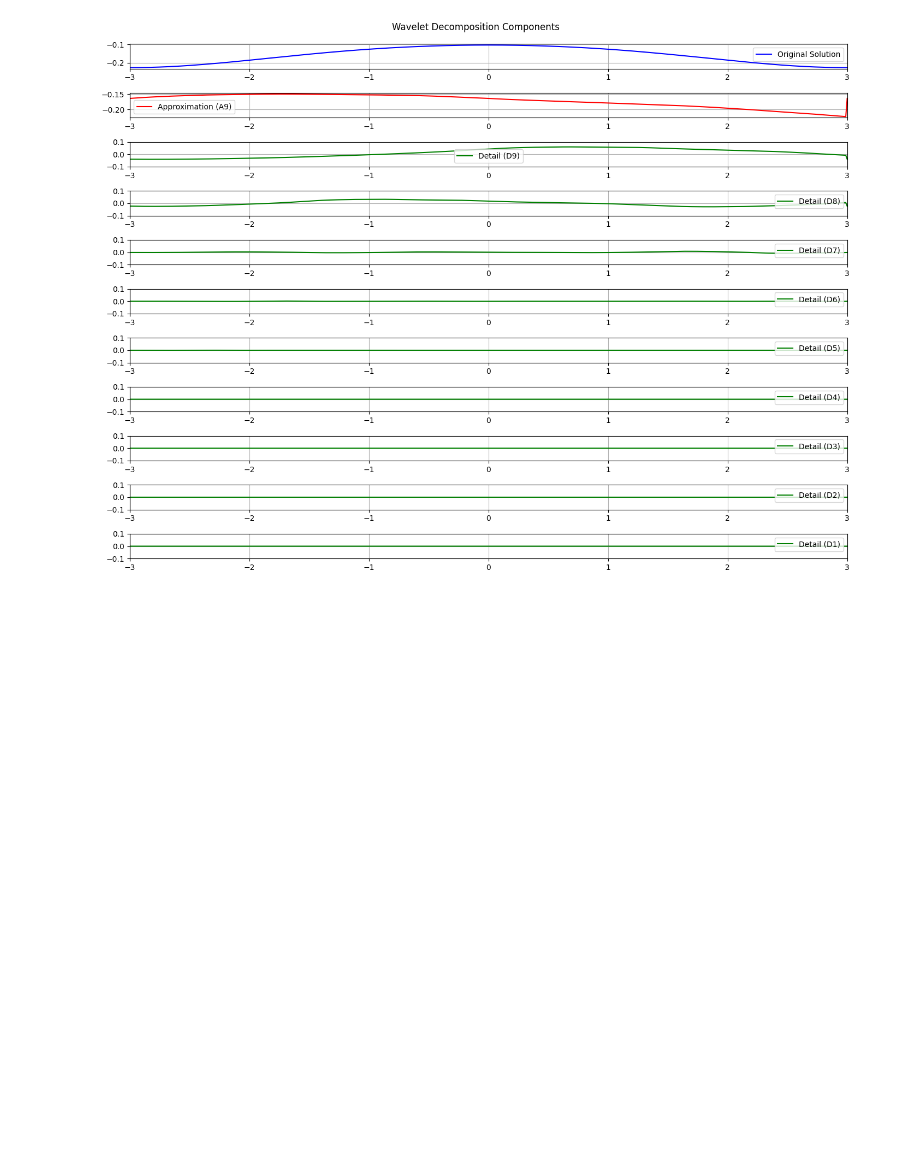
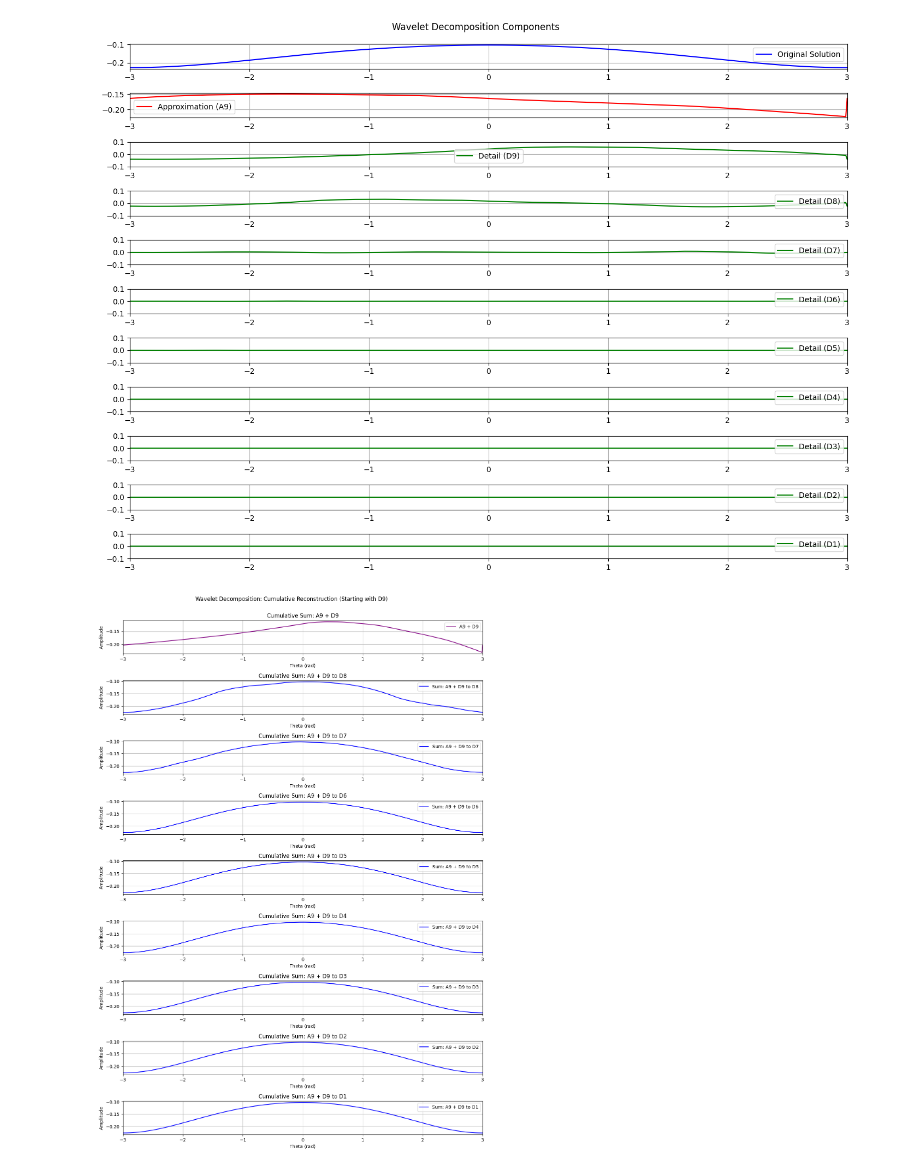
Before and after one commit to MohammadMahdiElyasi/Application-of-Wavelet-in-Elctromagnetic-Integral-Equation, a Jupyter notebook: Computation wavelet based.ipynb, the cells around one changed output. Drawn from its saved outputs; the diff is of its cells as text; code cells hidden in the pictures; blank space fills up the shorter version.

Commit message:
Add summation of coefficients and plot

```diff
--- a/Computation wavelet based.ipynb
+++ b/Computation wavelet based.ipynb
@@ -132,30 +132,72 @@ plt.subplot(level+2, 1, 1)
 plt.plot(theta_plot_shifted, ros_wavelet_plot, 'b', label='Original Solution')
 plt.xlim(-3, 3)
 plt.legend()
 plt.grid(True)
 
 # Approximation
 plt.subplot(level+2, 1, 2)
 A_plot = np.append(A, A[0])
 plt.plot(theta_plot_shifted, A_plot, 'r', label=f'Approximation (A{level})')
 plt.xlim(-3, 3)
 plt.legend()
 plt.grid(True)
 
 # Details
 for idx, D_i in enumerate(D_components):
     plt.subplot(level+2, 1, idx+3)
     D_plot = np.append(D_i, D_i[0])
     plt.plot(theta_plot_shifted, D_plot, 'g', label=f'Detail (D{level - idx})')
     plt.ylim(-0.1, 0.1)  # Existing y-limit for details
     plt.xlim(-3, 3)  # New x-limit
     plt.legend()
     plt.grid(True)
 
 plt.tight_layout()
 plt.suptitle('Wavelet Decomposition Components', y=1.02)
 plt.show()
+
+
+
+
+# Initialize cumulative sum starting with A9 + D9
+cumulative_sum = A + D_components[0]
+
+# Prepare subplots for cumulative plots
+plt.figure(figsize=(12, 18))
+num_details = len(D_components)  # Number of detail levels
+
+# Plot A9 + D9 as the first plot
+plt.subplot(num_details + 1, 1, 1)
+A9_D9_plot = np.append(cumulative_sum, cumulative_sum[0])  # Append for periodicity
+plt.plot(theta_plot_shifted, A9_D9_plot, label='A9 + D9', color='purple')
+plt.xlim(-3, 3)
+plt.title('Cumulative Sum: A9 + D9')
+plt.xlabel('Theta (rad)')
+plt.ylabel('Amplitude')
+plt.legend()
+plt.grid(True)
+
+# Add subsequent plots (A9 + D9 + D8, ..., A9 + All Details)
+for i, D_i in enumerate(D_components[1:], start=2):  # Start adding from D8
+    cumulative_sum += D_i  # Add the current detail to the cumulative sum
+    cumulative_sum_plot = np.append(cumulative_sum, cumulative_sum[0])  # Append for periodicity
+
+    # Plot each cumulative sum
+    plt.subplot(num_details + 1, 1, i)
+    plt.plot(theta_plot_shifted, cumulative_sum_plot, label=f'Sum: A9 + D9 to D{num_details - i + 1}', color='b')
+    plt.xlim(-3, 3)
+    plt.title(f'Cumulative Sum: A9 + D9 to D{num_details - i + 1}')
+    plt.xlabel('Theta (rad)')
+    plt.ylabel('Amplitude')
+    plt.legend()
+    plt.grid(True)
+
+# Adjust layout and show the plot
+plt.tight_layout()
+plt.suptitle('Wavelet Decomposition: Cumulative Reconstruction (Starting with D9)', y=1.02)
+plt.show()
 # %% [output]
 [figure]
 [figure]
 [figure]
+[figure, added]
```
